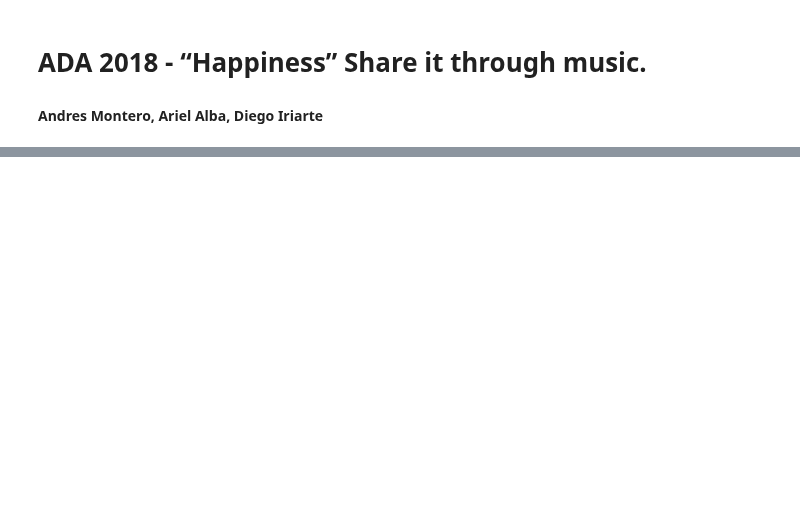
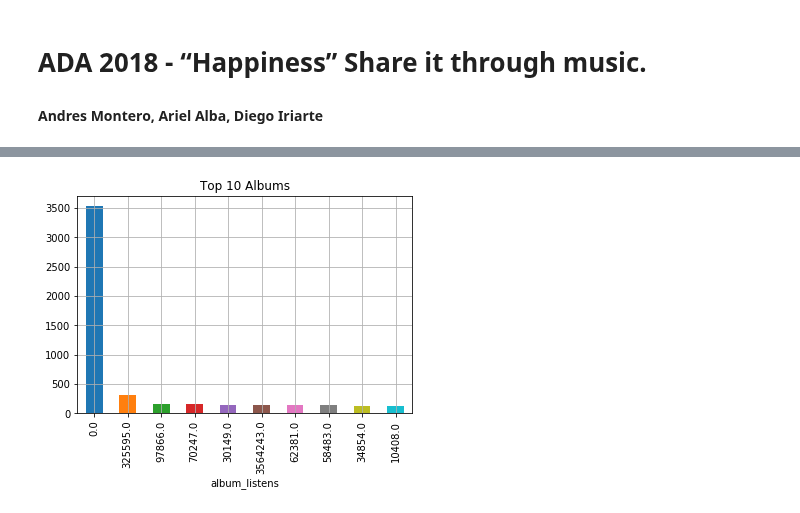
Before and after one commit to AndresMontero/Project, a Jupyter notebook: songs.ipynb, the cells around one changed output, grey strips where cells are left out. Drawn from its saved outputs; the diff is of its cells as text; code cells hidden in the pictures; blank space fills up the shorter version.

```diff
--- a/songs.ipynb
+++ b/songs.ipynb
@@ -134,0 +198,27 @@ tracks_df.head()
+# %%
+def clean_neg(quantity):
+    """Function to clean negative albums
+
+    Args:
+        quantity:  quantity.
+    Returns:
+        new_quantity: Cleaned quantity.
+    """
+
+    if quantity <= 0:
+        new_quantity = 0
+    else:
+        new_quantity = quantity
+
+    # Round quantity to not have float quantities
+    return np.rint(new_quantity)
+# %%
+tracks_echonest['album_listens'] = tracks_echonest['album_listens'].apply(lambda x : clean_neg(x))
+# tacks_echonest['album_listens']
+# %%
+albums = tracks_echonest.groupby(tracks_echonest['album_listens']).size()
+albums_top10 = albums.sort_values(ascending=False).head(10)
+albums_top10.plot(kind='bar', title="Top 10 Albums")
+plt.grid()
+# %% [output]
+[figure, added]
```
Also changed, not shown: parts of 20 cells of this notebook.
